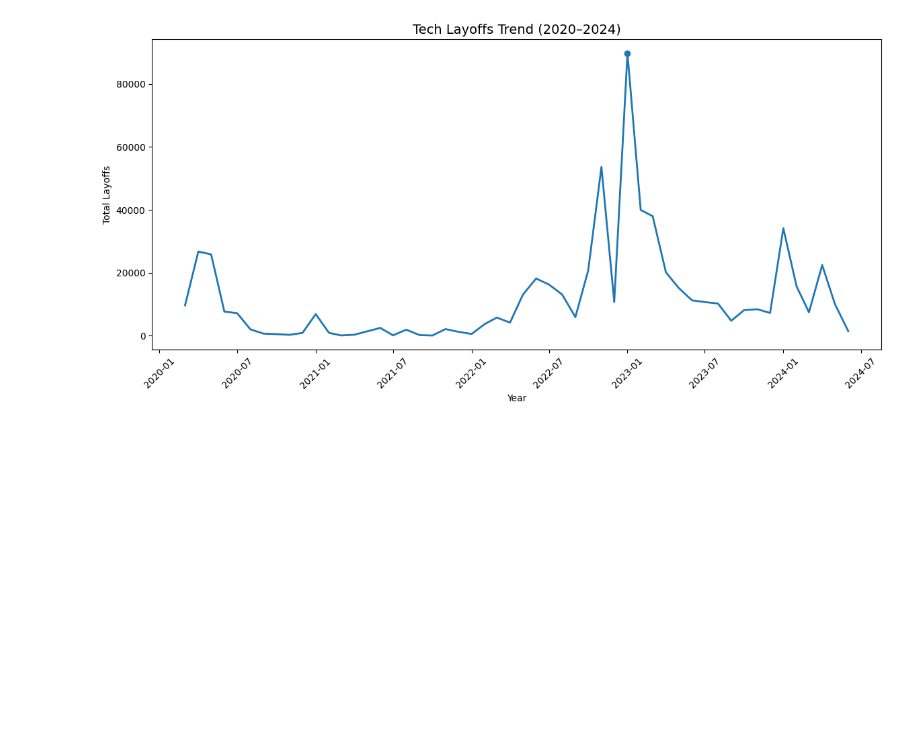
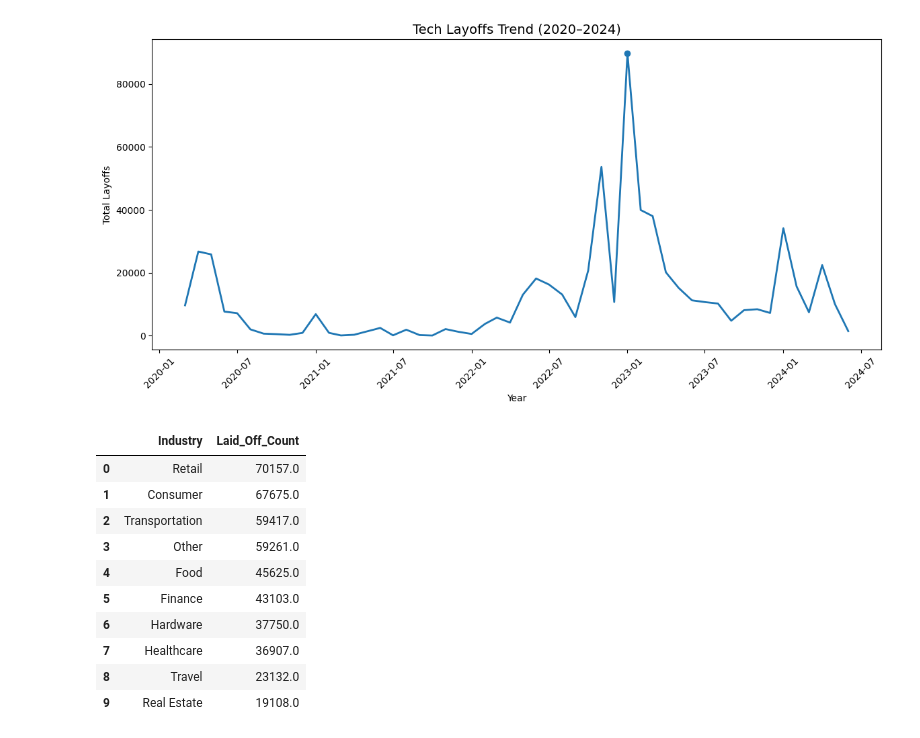
Before and after one commit to riddhikale/Tech-Layoffs, a Jupyter notebook: notebooks/eda.ipynb, the cells around one changed output. Saved outputs shown, nothing was run; the diff lists cells and outputs as text; code cells hidden in the pictures; blank space fills up the shorter version.

Commit message:
analyze layoffs across industries to identify most impacted sectors

```diff
--- a/notebooks/eda.ipynb
+++ b/notebooks/eda.ipynb
@@ -172,3 +172,25 @@ plt.xticks(rotation=45)
 plt.show()
 # %% [output]
 [figure]
+# %%
+# Group by industry
+industry_layoffs = (
+    df.groupby('Industry')['Laid_Off_Count']
+    .sum()
+    .sort_values(ascending=False)
+    .reset_index()
+)
+
+industry_layoffs.head(10)
+# %% [output]
+|  | Industry | Laid_Off_Count |
+| 0 | Retail | 70157.0 |
+| 1 | Consumer | 67675.0 |
+| 2 | Transportation | 59417.0 |
+| 3 | Other | 59261.0 |
+| 4 | Food | 45625.0 |
+| 5 | Finance | 43103.0 |
+| 6 | Hardware | 37750.0 |
+| 7 | Healthcare | 36907.0 |
+| 8 | Travel | 23132.0 |
+| 9 | Real Estate | 19108.0 |
```
